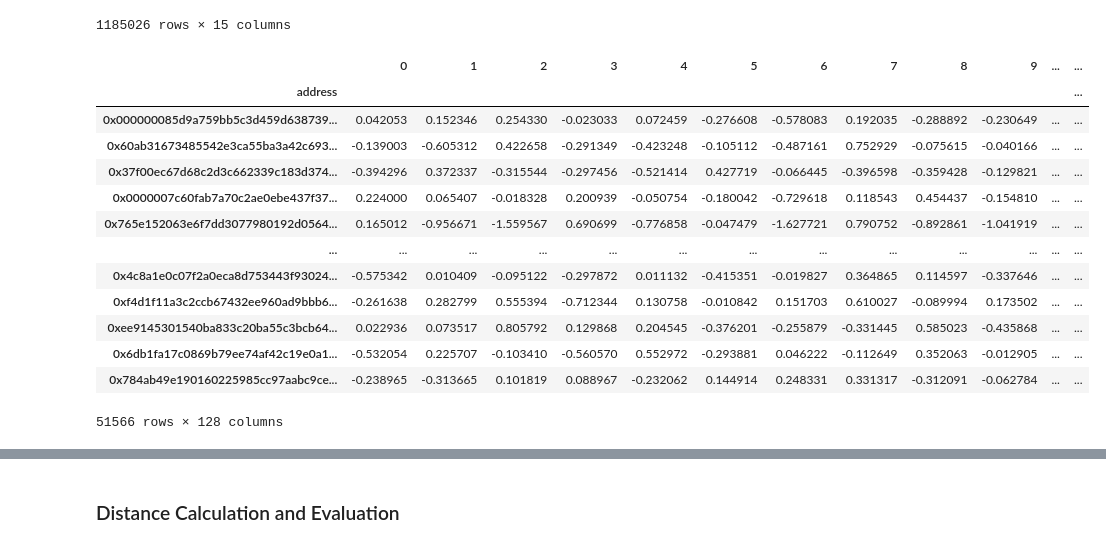
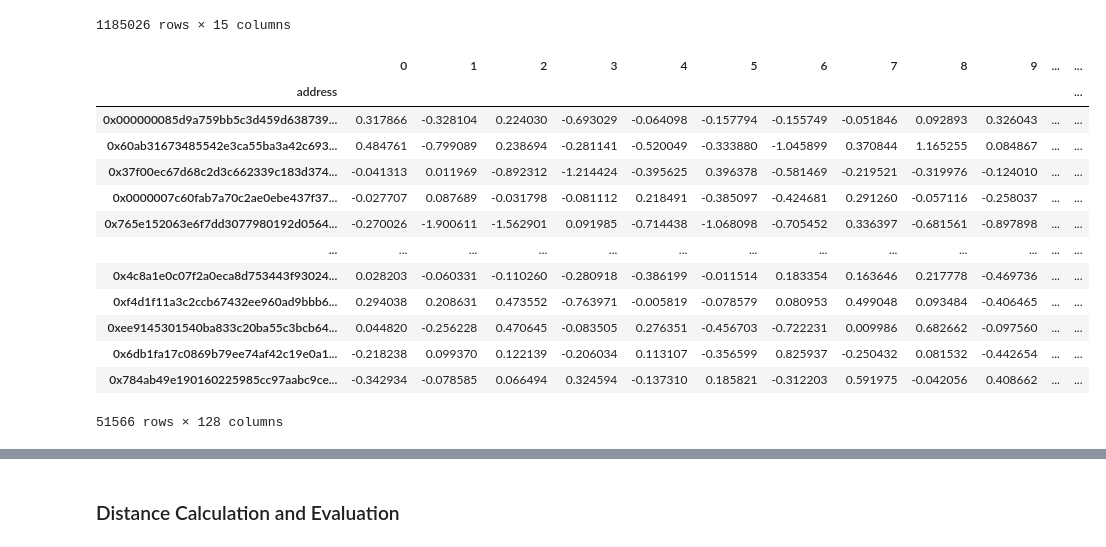
Before and after one commit to dariothuerkauf/address-clustering, a Jupyter notebook: python/node-embedding.ipynb, the cells around one changed output, grey strips where cells are left out. Cells and saved outputs as stored; diff of their text form; code cells hidden in the pictures.

```diff
--- a/python/node-embedding.ipynb
+++ b/python/node-embedding.ipynb
@@ -179,30 +178,3 @@ G_cc, node_map = recode_graph(G_cc)
 # Create reverse map (from indices to addresses)
 idx_map = dict(zip(node_map.values(),node_map.keys()))
 ordered_addresses = [idx_map[idx] for idx in range(len(node_map))]
-
-# Initialize Diff2Vec model
-model = Diff2Vec(diffusion_number=10, diffusion_cover=40, dimensions=128, window_size=5, learning_rate=0.025) #same as in tutela
-model.fit(G_cc)
-
-embeddings = model.get_embedding()
-
-# create dataframe to inspect it
-emb_df = pd.DataFrame(embeddings)
-emb_df['address'] = ordered_addresses
-emb_df = emb_df.set_index('address')
-emb_df
-# %% [output]
-|  | 0 | 1 | 2 | 3 | 4 | 5 | 6 | 7 | 8 | 9 | ... | ... |
-| address |  |  |  |  |  |  |  |  |  |  |  | ... |
-| 0x000000085d9a759bb5c3d459d638739... | 0.042053 | 0.152346 | 0.254330 | -0.023033 | 0.072459 | -0.276608 | -0.578083 | 0.192035 | -0.288892 | -0.230649 | ... | ... |
-| 0x60ab31673485542e3ca55ba3a42c693... | -0.139003 | -0.605312 | 0.422658 | -0.291349 | -0.423248 | -0.105112 | -0.487161 | 0.752929 | -0.075615 | -0.040166 | ... | ... |
-| 0x37f00ec67d68c2d3c662339c183d374... | -0.394296 | 0.372337 | -0.315544 | -0.297456 | -0.521414 | 0.427719 | -0.066445 | -0.396598 | -0.359428 | -0.129821 | ... | ... |
-| 0x0000007c60fab7a70c2ae0ebe437f37... | 0.224000 | 0.065407 | -0.018328 | 0.200939 | -0.050754 | -0.180042 | -0.729618 | 0.118543 | 0.454437 | -0.154810 | ... | ... |
-| 0x765e152063e6f7dd3077980192d0564... | 0.165012 | -0.956671 | -1.559567 | 0.690699 | -0.776858 | -0.047479 | -1.627721 | 0.790752 | -0.892861 | -1.041919 | ... | ... |
-| ... | ... | ... | ... | ... | ... | ... | ... | ... | ... | ... | ... | ... |
-| 0x4c8a1e0c07f2a0eca8d753443f93024... | -0.575342 | 0.010409 | -0.095122 | -0.297872 | 0.011132 | -0.415351 | -0.019827 | 0.364865 | 0.114597 | -0.337646 | ... | ... |
-| 0xf4d1f11a3c2ccb67432ee960ad9bbb6... | -0.261638 | 0.282799 | 0.555394 | -0.712344 | 0.130758 | -0.010842 | 0.151703 | 0.610027 | -0.089994 | 0.173502 | ... | ... |
-| 0xee9145301540ba833c20ba55c3bcb64... | 0.022936 | 0.073517 | 0.805792 | 0.129868 | 0.204545 | -0.376201 | -0.255879 | -0.331445 | 0.585023 | -0.435868 | ... | ... |
-| 0x6db1fa17c0869b79ee74af42c19e0a1... | -0.532054 | 0.225707 | -0.103410 | -0.560570 | 0.552972 | -0.293881 | 0.046222 | -0.112649 | 0.352063 | -0.012905 | ... | ... |
-| 0x784ab49e190160225985cc97aabc9ce... | -0.238965 | -0.313665 | 0.101819 | 0.088967 | -0.232062 | 0.144914 | 0.248331 | 0.331317 | -0.312091 | -0.062784 | ... | ... |
-51566 rows × 128 columns
@@ -228,0 +181,25 @@ embeddings = model.wv
+# %%
+# Initialize Diff2Vec model
+diff2vec = Diff2Vec(diffusion_number=10, diffusion_cover=40, dimensions=128, window_size=5, learning_rate=0.025)
+diff2vec.fit(G_cc)
+embeddings_d2v = diff2vec.get_embedding()
+
+emb_d2v = pd.DataFrame(embeddings_d2v)
+emb_d2v['address'] = ordered_addresses
+emb_d2v = emb_d2v.set_index('address')
+emb_d2v
+# %% [output]
+|  | 0 | 1 | 2 | 3 | 4 | 5 | 6 | 7 | 8 | 9 | ... | ... |
+| address |  |  |  |  |  |  |  |  |  |  |  | ... |
+| 0x000000085d9a759bb5c3d459d638739... | 0.317866 | -0.328104 | 0.224030 | -0.693029 | -0.064098 | -0.157794 | -0.155749 | -0.051846 | 0.092893 | 0.326043 | ... | ... |
+| 0x60ab31673485542e3ca55ba3a42c693... | 0.484761 | -0.799089 | 0.238694 | -0.281141 | -0.520049 | -0.333880 | -1.045899 | 0.370844 | 1.165255 | 0.084867 | ... | ... |
+| 0x37f00ec67d68c2d3c662339c183d374... | -0.041313 | 0.011969 | -0.892312 | -1.214424 | -0.395625 | 0.396378 | -0.581469 | -0.219521 | -0.319976 | -0.124010 | ... | ... |
+| 0x0000007c60fab7a70c2ae0ebe437f37... | -0.027707 | 0.087689 | -0.031798 | -0.081112 | 0.218491 | -0.385097 | -0.424681 | 0.291260 | -0.057116 | -0.258037 | ... | ... |
+| 0x765e152063e6f7dd3077980192d0564... | -0.270026 | -1.900611 | -1.562901 | 0.091985 | -0.714438 | -1.068098 | -0.705452 | 0.336397 | -0.681561 | -0.897898 | ... | ... |
+| ... | ... | ... | ... | ... | ... | ... | ... | ... | ... | ... | ... | ... |
+| 0x4c8a1e0c07f2a0eca8d753443f93024... | 0.028203 | -0.060331 | -0.110260 | -0.280918 | -0.386199 | -0.011514 | 0.183354 | 0.163646 | 0.217778 | -0.469736 | ... | ... |
+| 0xf4d1f11a3c2ccb67432ee960ad9bbb6... | 0.294038 | 0.208631 | 0.473552 | -0.763971 | -0.005819 | -0.078579 | 0.080953 | 0.499048 | 0.093484 | -0.406465 | ... | ... |
+| 0xee9145301540ba833c20ba55c3bcb64... | 0.044820 | -0.256228 | 0.470645 | -0.083505 | 0.276351 | -0.456703 | -0.722231 | 0.009986 | 0.682662 | -0.097560 | ... | ... |
+| 0x6db1fa17c0869b79ee74af42c19e0a1... | -0.218238 | 0.099370 | 0.122139 | -0.206034 | 0.113107 | -0.356599 | 0.825937 | -0.250432 | 0.081532 | -0.442654 | ... | ... |
+| 0x784ab49e190160225985cc97aabc9ce... | -0.342934 | -0.078585 | 0.066494 | 0.324594 | -0.137310 | 0.185821 | -0.312203 | 0.591975 | -0.042056 | 0.408662 | ... | ... |
+51566 rows × 128 columns
```
Also changed, not shown: parts of 8 cells of this notebook.
